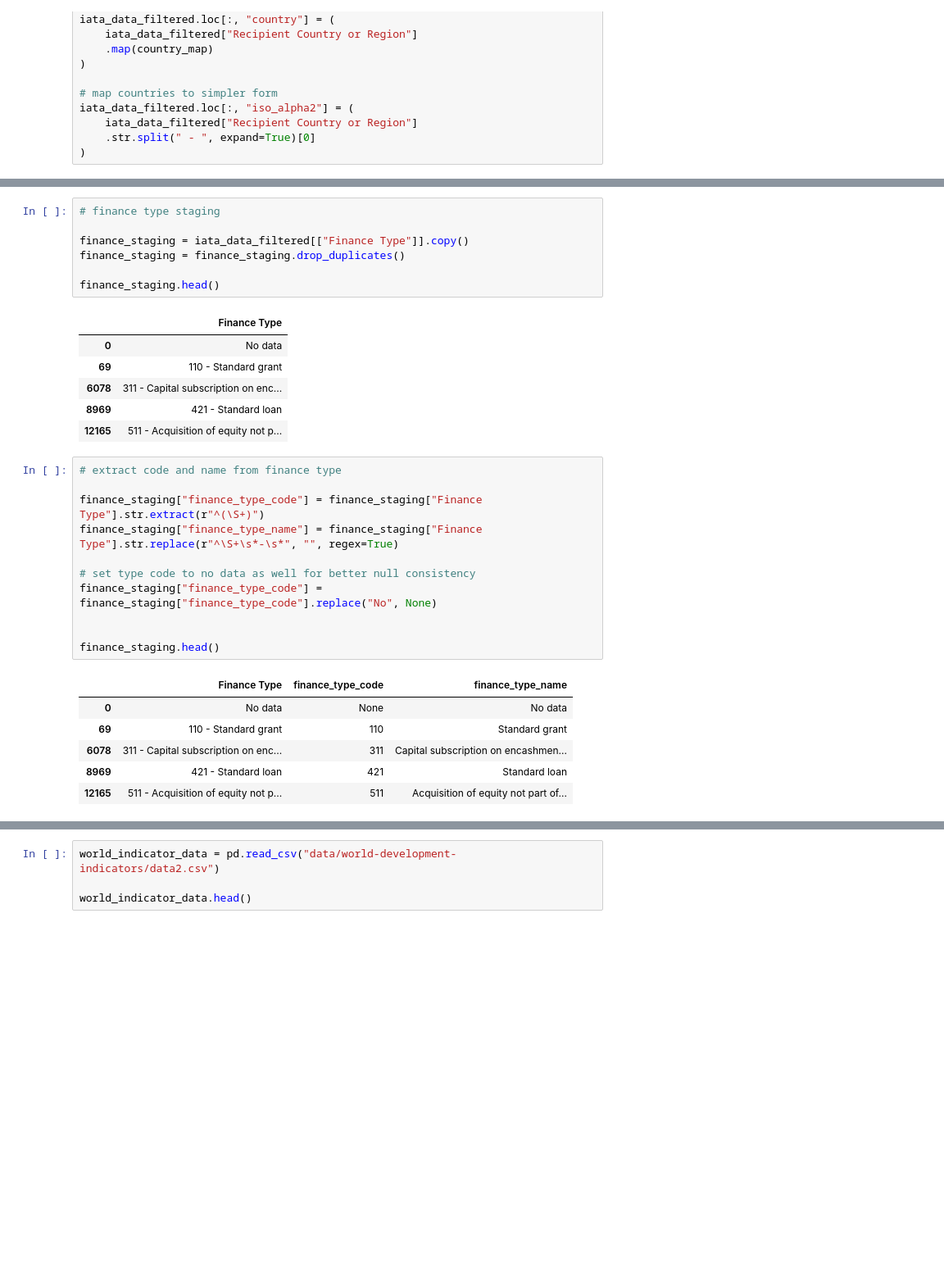
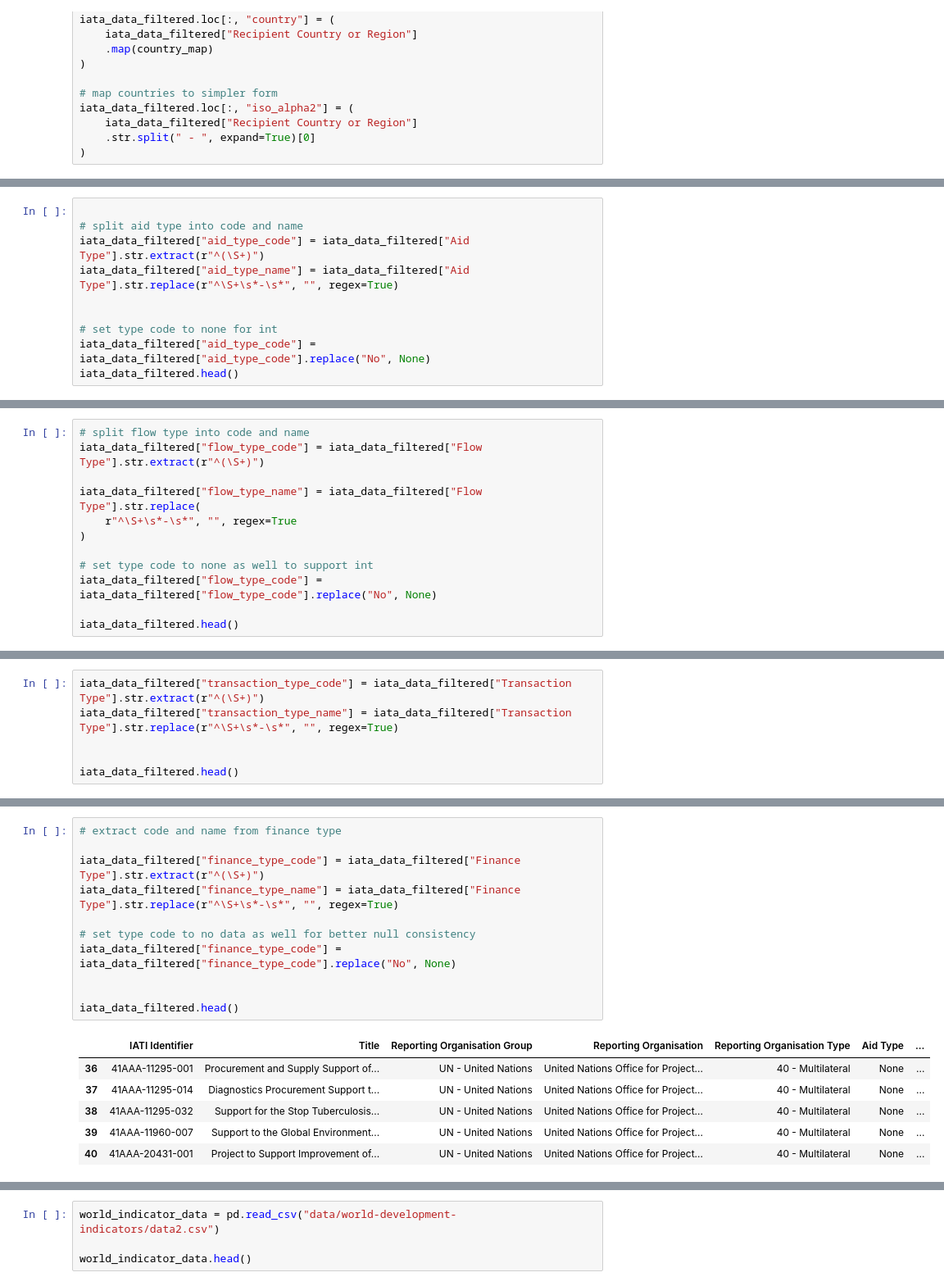
Before and after one commit to kirbt/INFO430-datawarehouse, a Jupyter notebook: iata_ETL.ipynb, the cells around one changed output, grey strips where cells are left out. Shown at 82% size. Saved outputs shown, nothing was run; the diff lists cells and outputs as text; blank space fills up the shorter version.

```diff
--- a/iata_ETL.ipynb
+++ b/iata_ETL.ipynb
@@ -434,0 +451,10 @@ aid_staging.head()
+# %%
+
+# split aid type into code and name
+iata_data_filtered["aid_type_code"] = iata_data_filtered["Aid Type"].str.extract(r"^(\S+)")
+iata_data_filtered["aid_type_name"] = iata_data_filtered["Aid Type"].str.replace(r"^\S+\s*-\s*", "", regex=True)
+
+
+# set type code to none for int
+iata_data_filtered["aid_type_code"] = iata_data_filtered["aid_type_code"].replace("No", None)
+iata_data_filtered.head()
@@ -491,0 +494,12 @@ flow_staging.head()
+# %%
+# split flow type into code and name
+iata_data_filtered["flow_type_code"] = iata_data_filtered["Flow Type"].str.extract(r"^(\S+)")
+
+iata_data_filtered["flow_type_name"] = iata_data_filtered["Flow Type"].str.replace(
+    r"^\S+\s*-\s*", "", regex=True
+)
+
+# set type code to none as well to support int
+iata_data_filtered["flow_type_code"] = iata_data_filtered["flow_type_code"].replace("No", None)
+
+iata_data_filtered.head()
@@ -542,0 +540,6 @@ transaction_staging.head()
+# %%
+iata_data_filtered["transaction_type_code"] = iata_data_filtered["Transaction Type"].str.extract(r"^(\S+)")
+iata_data_filtered["transaction_type_name"] = iata_data_filtered["Transaction Type"].str.replace(r"^\S+\s*-\s*", "", regex=True)
+
+
+iata_data_filtered.head()
@@ -565,33 +577,19 @@ dim_transaction_type.head()
 | 4 | 5 | budget | Budget |
-# %%
-# finance type staging
-
-finance_staging = iata_data_filtered[["Finance Type"]].copy()
-finance_staging = finance_staging.drop_duplicates()
-
-finance_staging.head()
-# %% [output]
-|  | Finance Type |
-| 0 | No data |
-| 69 | 110 - Standard grant |
-| 6078 | 311 - Capital subscription on enc... |
-| 8969 | 421 - Standard loan |
-| 12165 | 511 - Acquisition of equity not p... |
 # %%
 # extract code and name from finance type
 
-finance_staging["finance_type_code"] = finance_staging["Finance Type"].str.extract(r"^(\S+)")
-finance_staging["finance_type_name"] = finance_staging["Finance Type"].str.replace(r"^\S+\s*-\s*", "", regex=True)
+iata_data_filtered["finance_type_code"] = iata_data_filtered["Finance Type"].str.extract(r"^(\S+)")
+iata_data_filtered["finance_type_name"] = iata_data_filtered["Finance Type"].str.replace(r"^\S+\s*-\s*", "", regex=True)
 
 # set type code to no data as well for better null consistency
-finance_staging["finance_type_code"] = finance_staging["finance_type_code"].replace("No", None)
+iata_data_filtered["finance_type_code"] = iata_data_filtered["finance_type_code"].replace("No", None)
 
 
-finance_staging.head()
+iata_data_filtered.head()
 # %% [output]
-|  | Finance Type | finance_type_code | finance_type_name |
-| 0 | No data | None | No data |
-| 69 | 110 - Standard grant | 110 | Standard grant |
-| 6078 | 311 - Capital subscription on enc... | 311 | Capital subscription on encashmen... |
-| 8969 | 421 - Standard loan | 421 | Standard loan |
-| 12165 | 511 - Acquisition of equity not p... | 511 | Acquisition of equity not part of... |
+|  | IATI Identifier | Title | Reporting Organisation Group | Reporting Organisation | Reporting Organisation Type | Aid Type | ... |
+| 36 | 41AAA-11295-001 | Procurement and Supply Support of... | UN - United Nations | United Nations Office for Project... | 40 - Multilateral | None | ... |
+| 37 | 41AAA-11295-014 | Diagnostics Procurement Support t... | UN - United Nations | United Nations Office for Project... | 40 - Multilateral | None | ... |
+| 38 | 41AAA-11295-032 | Support for the Stop Tuberculosis... | UN - United Nations | United Nations Office for Project... | 40 - Multilateral | None | ... |
+| 39 | 41AAA-11960-007 | Support to the Global Environment... | UN - United Nations | United Nations Office for Project... | 40 - Multilateral | None | ... |
+| 40 | 41AAA-20431-001 | Project to Support Improvement of... | UN - United Nations | United Nations Office for Project... | 40 - Multilateral | None | ... |
```
Also changed, not shown: parts of 52 cells of this notebook.
